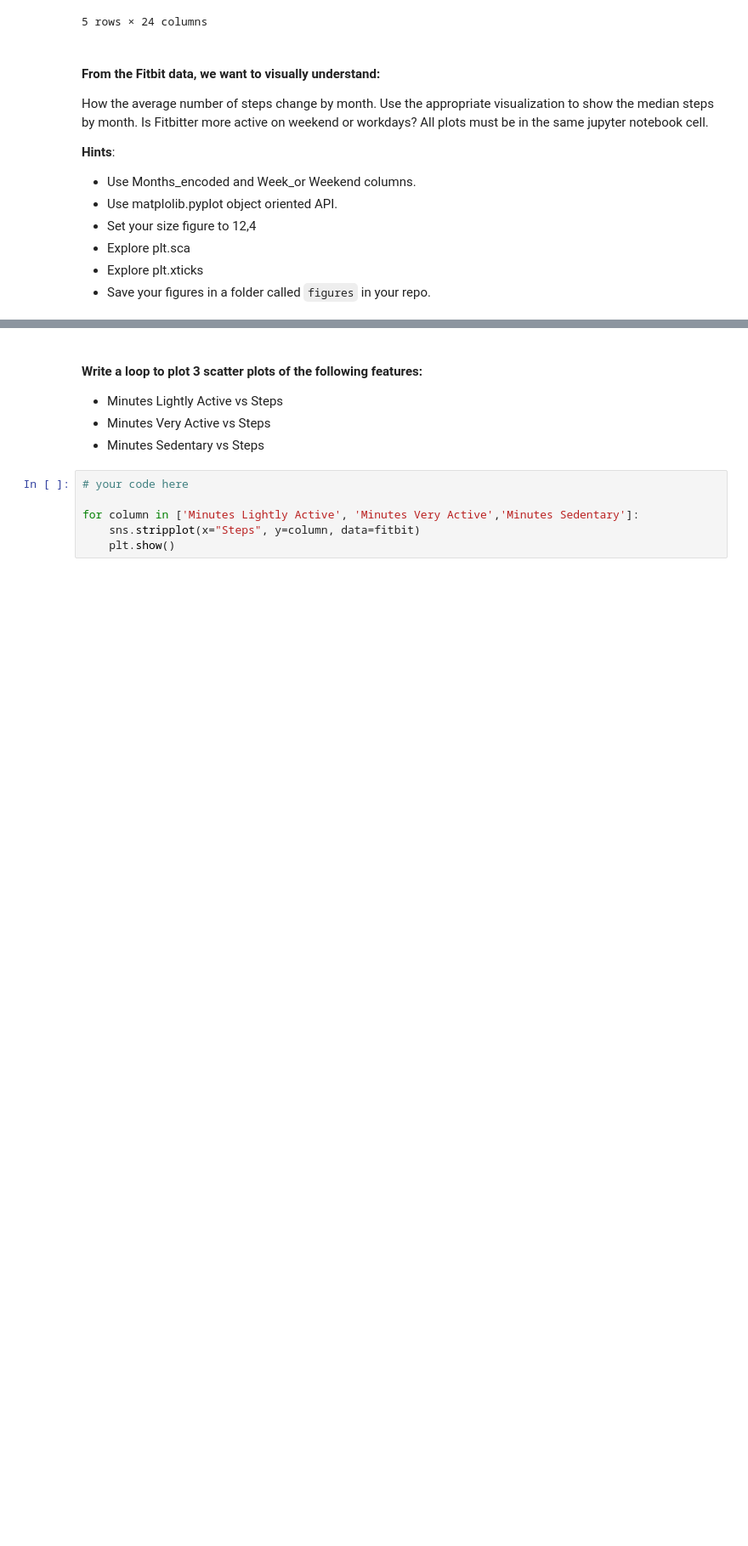
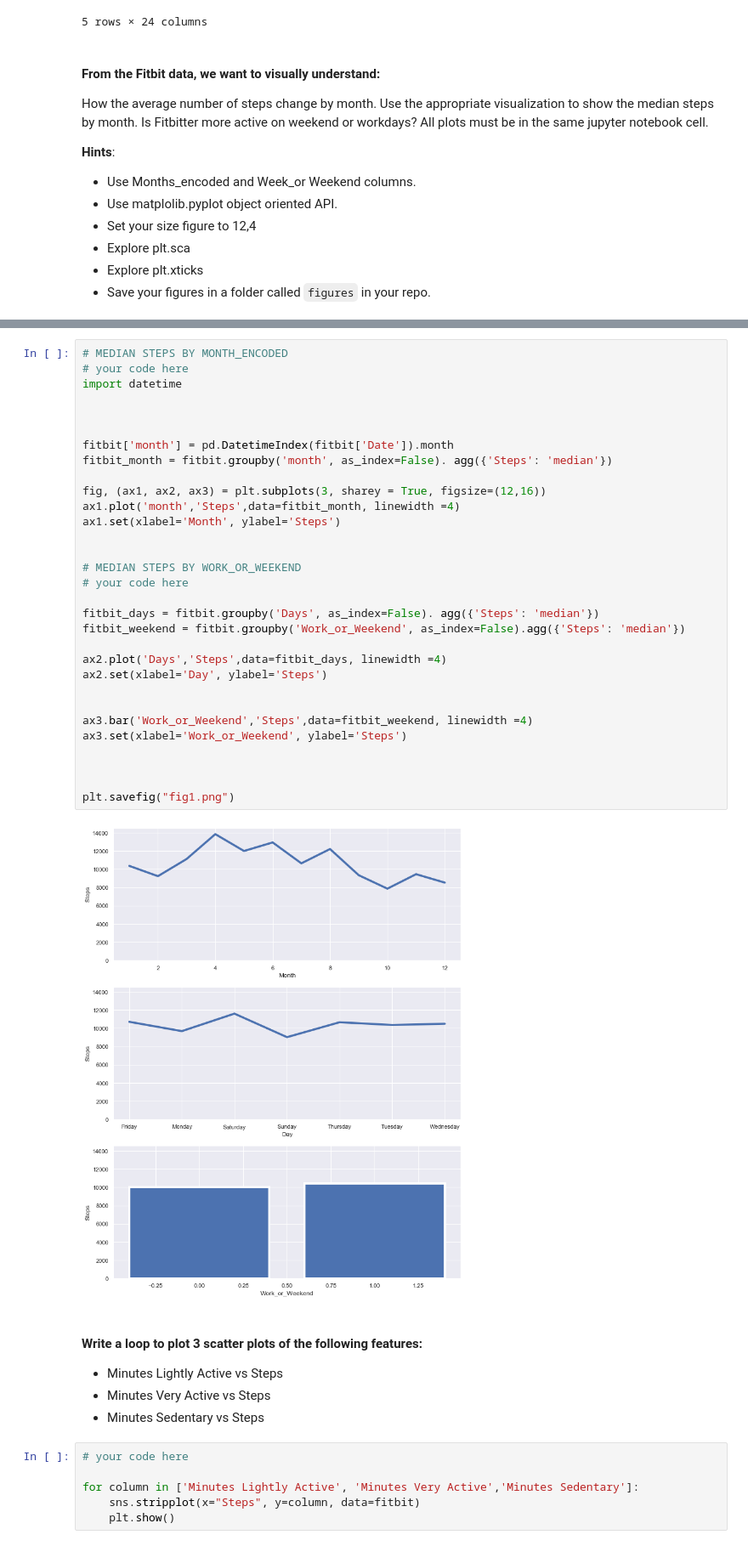
Before and after one commit to ta-data-lis/lab-matplotlib-seaborn, a Jupyter notebook: your-code/main.ipynb, the cells around one changed output, grey strips where cells are left out. Shown at 85% size. Drawn from its saved outputs; the diff is of its cells as text; blank space fills up the shorter version.

```diff
--- a/your-code/main.ipynb
+++ b/your-code/main.ipynb
@@ -150,3 +109,36 @@ plt.savefig("foo.png")
+# %%
+# MEDIAN STEPS BY MONTH_ENCODED
+# your code here
+import datetime
+
+
+
+fitbit['month'] = pd.DatetimeIndex(fitbit['Date']).month
+fitbit_month = fitbit.groupby('month', as_index=False). agg({'Steps': 'median'})
+
+fig, (ax1, ax2, ax3) = plt.subplots(3, sharey = True, figsize=(12,16))
+ax1.plot('month','Steps',data=fitbit_month, linewidth =4)
+ax1.set(xlabel='Month', ylabel='Steps')
+
+
+# MEDIAN STEPS BY WORK_OR_WEEKEND
+# your code here
+
+fitbit_days = fitbit.groupby('Days', as_index=False). agg({'Steps': 'median'})
+fitbit_weekend = fitbit.groupby('Work_or_Weekend', as_index=False).agg({'Steps': 'median'})
+
+ax2.plot('Days','Steps',data=fitbit_days, linewidth =4)
+ax2.set(xlabel='Day', ylabel='Steps')
+
+
+ax3.bar('Work_or_Weekend','Steps',data=fitbit_weekend, linewidth =4)
+ax3.set(xlabel='Work_or_Weekend', ylabel='Steps')
+
+
+
+plt.savefig("fig1.png")
+# %% [output]
+[figure, added]
 # %% [markdown]
 #### Write a loop to plot 3 scatter plots of the following features:
 
```
Also changed, not shown: parts of 1 cell of this notebook, 2 other files.
